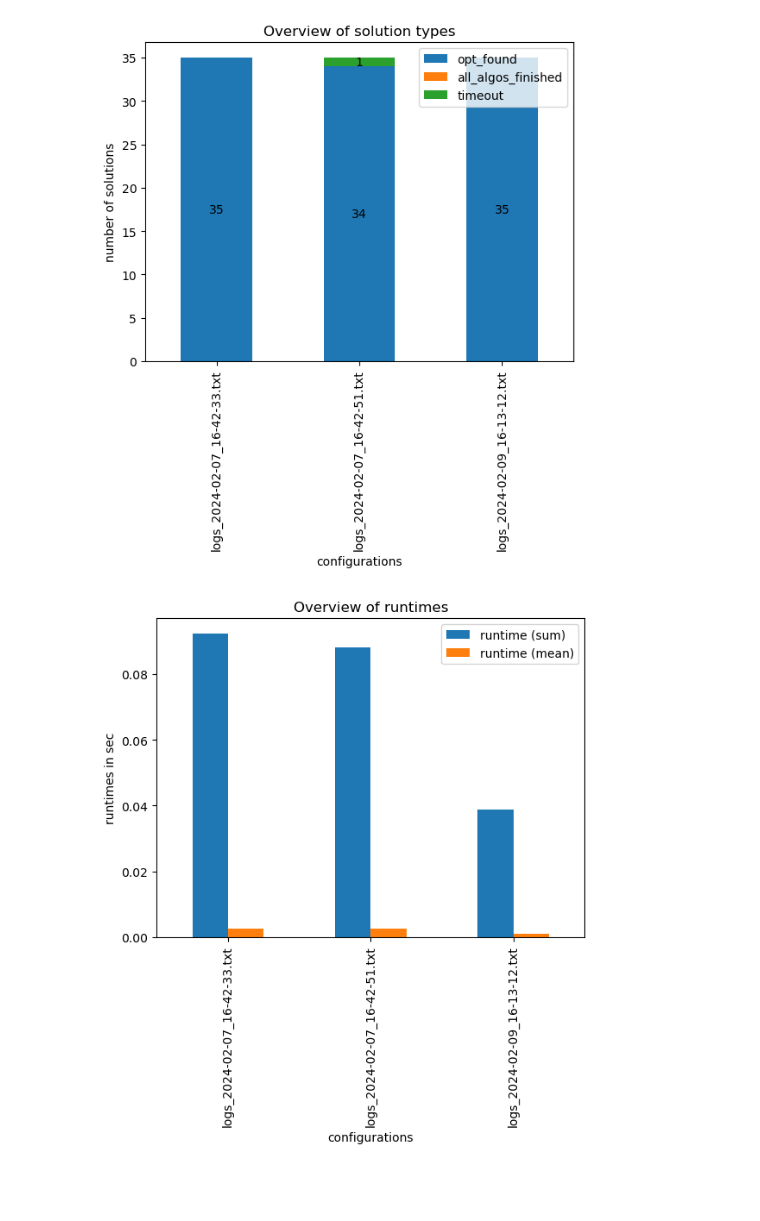
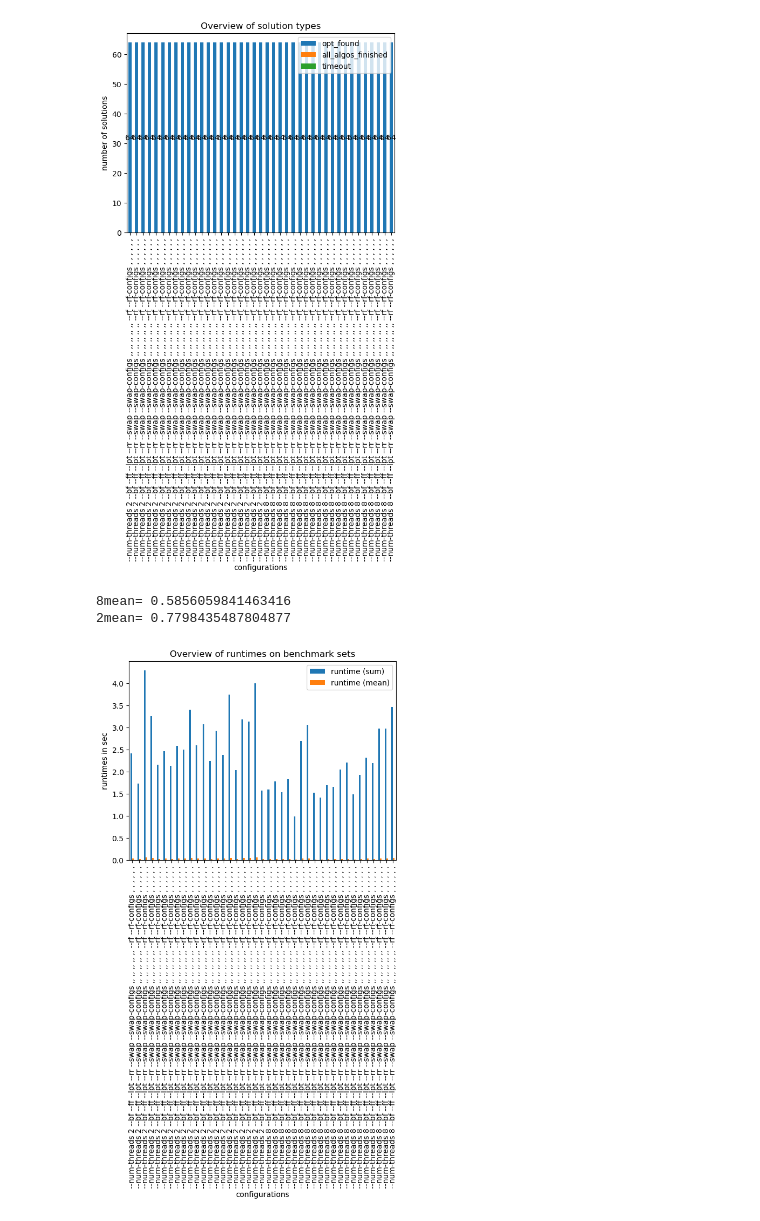
Before and after one commit to JohannesvG123/makespan-minimization, a Jupyter notebook: src/eval_notebook.ipynb, the cells around one changed output. Drawn from its saved outputs; the diff is of its cells as text; code cells hidden in the pictures; blank space fills up the shorter version.

```diff
--- a/src/eval_notebook.ipynb
+++ b/src/eval_notebook.ipynb
@@ -18,36 +33,44 @@ reading logfile: logs_2024-02-09_16-13-12.txt
 ANNAHME: Alle logs beziehen sich auf die gleichen instanzen und stellen nur unterschiedliche configs dar.
 # %%
 data = []
-#todo config hinzufügen zu log und hier statt log zeigen
 columns = ["opt_found", "all_algos_finished", "timeout"]
 configs = []
 for c_id in range(measurements.__len__()):
-    (file, instances, runtime, opt_found, all_algos_finished, timeout, upper_bounds, lower_bounds) = measurements[c_id]
+    (file, instances, runtime, opt_found, all_algos_finished, timeout, upper_bounds, lower_bounds, config,
+     instance_names) = measurements[c_id]
     data.append([opt_found, all_algos_finished, timeout])
-    configs.append(file)
+    configs.append(config)
 
 ax = pd.DataFrame(data, columns=columns, index=configs).plot(kind='bar', stacked=True,
                                                              title="Overview of solution types",
                                                              xlabel='configurations',
                                                              ylabel='number of solutions')
 
 for c in ax.containers:
     labels = [int(v.get_height()) if v.get_height() > 0 else '' for v in c]
     ax.bar_label(c, labels=labels, label_type='center')
 # %% [output]
-[figure, old version]
+[figure, new version]
 # %%
 data = []
-#todo config hinzufügen zu log und hier statt log zeigen
 columns = ["runtime (sum)", "runtime (mean)"]
 configs = []
+m8 = 0  #todo nur tmp
+m2 = 0
 for c_id in range(measurements.__len__()):
-    (file, instances, runtime, opt_found, all_algos_finished, timeout, upper_bounds, lower_bounds) = measurements[c_id]
+    (file, instances, runtime, opt_found, all_algos_finished, timeout, upper_bounds, lower_bounds, config,
+     instance_names) = measurements[c_id]
     data.append([runtime, runtime / instances])
-    configs.append(file)
+    configs.append(config)
+    if "8" in file:
+        m8 += runtime
+    if "2" in file:
+        m2 += runtime
+print(f"8mean= {m8 / measurements.__len__() / 2} ")
+print(f"2mean= {m2 / measurements.__len__() / 2} ")
 
 ax = pd.DataFrame(data, columns=columns, index=configs).plot(kind='bar',
-                                                             title="Overview of runtimes",
+                                                             title="Overview of runtimes on benchmark sets",
                                                              xlabel='configurations',
                                                              ylabel='runtimes in sec')
 
@@ -55,7 +78,9 @@ ax = pd.DataFrame(data, columns=columns, index=configs).plot(kind='bar',
 #    labels = [v.get_height() if v.get_height() > 0 else '' for v in c]
 #   ax.bar_label(c, labels=labels, label_type='center')
 # %% [output]
+8mean= 0.5856059841463416
+2mean= 0.7798435487804877
-[figure, old version]
+[figure, new version]
 # %%
 #TODO idee: runtimes detailed: x=sec y=instances : jeweils pro config eine bar mit der laufzeit auf der instanz (dafür muss eval angepasst werden)
 # %%
```
Also changed, not shown: parts of 4 cells of this notebook, 16 other files.
